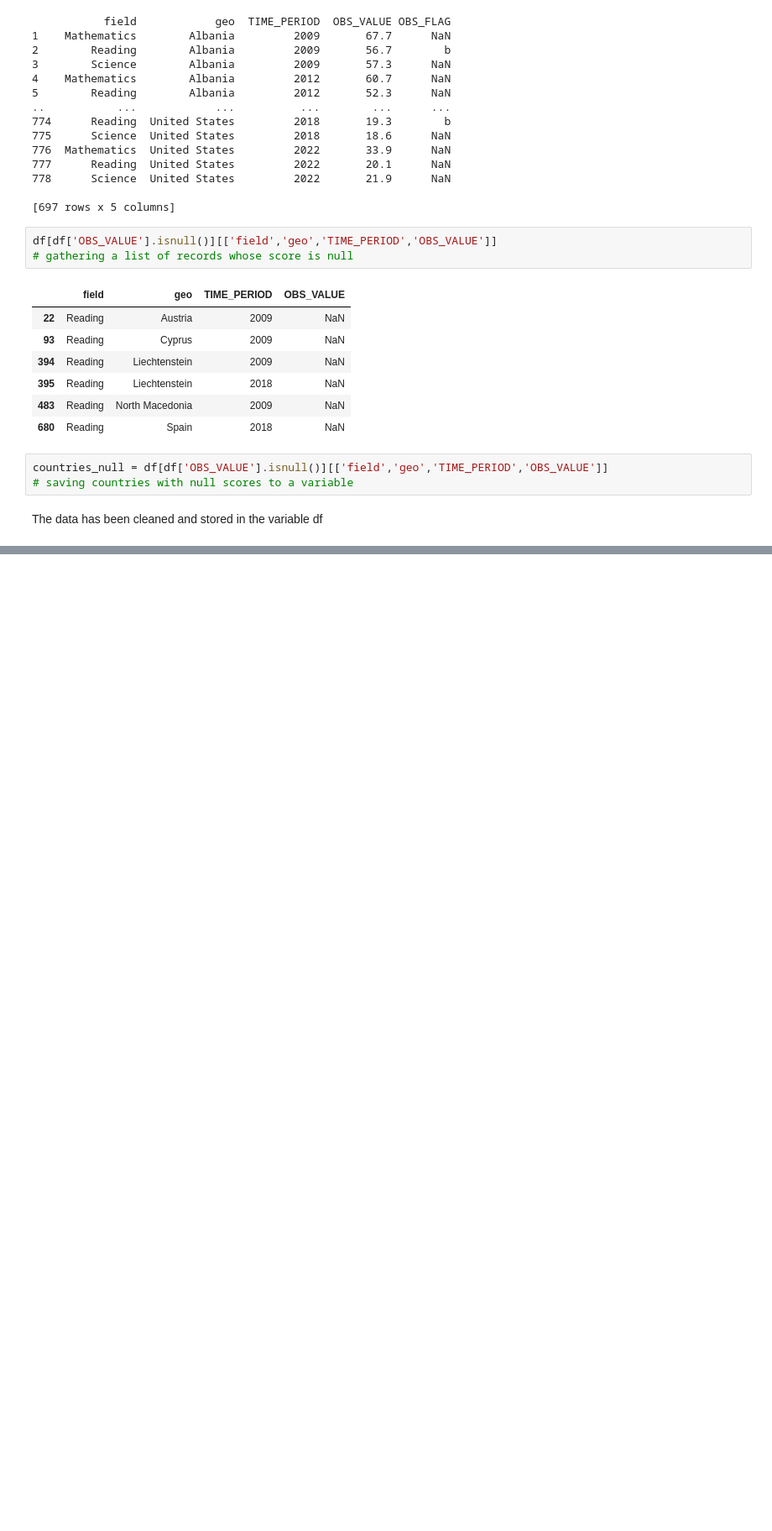
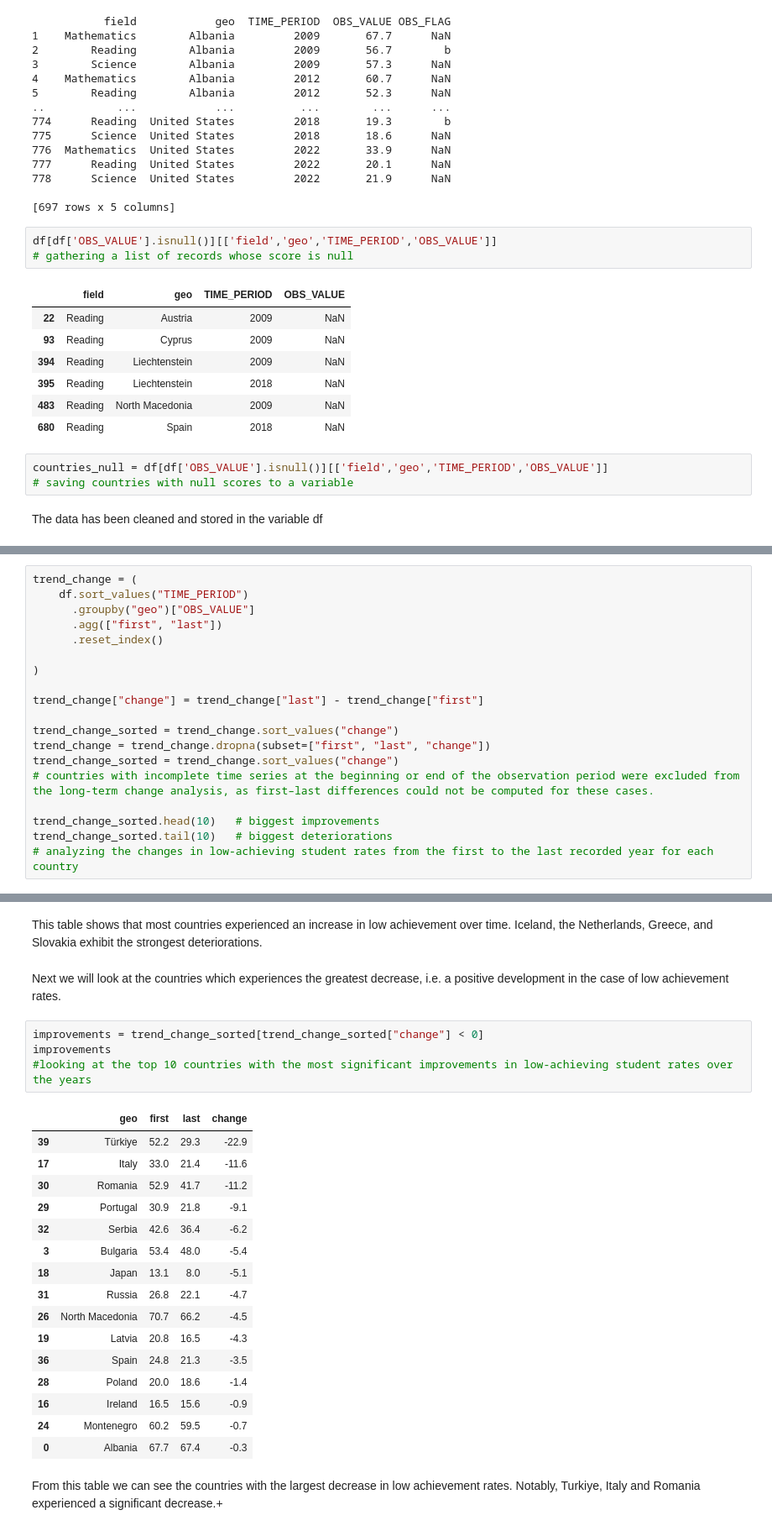
Before and after one commit to whatamIevendoing-213/PISAProject, a Jupyter notebook: shared_notebook.ipynb, the cells around one changed output, grey strips where cells are left out. Shown at 84% size. Saved outputs shown, nothing was run; the diff lists cells and outputs as text; blank space fills up the shorter version.

```diff
--- a/shared_notebook.ipynb
+++ b/shared_notebook.ipynb
@@ -78,0 +188,19 @@ The data has been cleaned and stored in the variable df
+# %%
+trend_change = (
+    df.sort_values("TIME_PERIOD")
+      .groupby("geo")["OBS_VALUE"]
+      .agg(["first", "last"])
+      .reset_index()
+
+)
+
+trend_change["change"] = trend_change["last"] - trend_change["first"]
+
+trend_change_sorted = trend_change.sort_values("change")
+trend_change = trend_change.dropna(subset=["first", "last", "change"])
+trend_change_sorted = trend_change.sort_values("change")
+# countries with incomplete time series at the beginning or end of the observation period were excluded from the long-term change analysis, as first–last differences could not be computed for these cases.
+
+trend_change_sorted.head(10)   # biggest improvements
+trend_change_sorted.tail(10)   # biggest deteriorations
+# analyzing the changes in low-achieving student rates from the first to the last recorded year for each country
@@ -78,0 +219,27 @@ The data has been cleaned and stored in the variable df
+# %% [markdown]
+This table shows that most countries experienced an increase in low achievement over time. Iceland, the Netherlands, Greece, and Slovakia exhibit the strongest deteriorations.
+# %% [markdown]
+Next we will look at the countries which experiences the greatest decrease, i.e. a positive development in the case of low achievement rates.
+# %%
+improvements = trend_change_sorted[trend_change_sorted["change"] < 0]
+improvements
+#looking at the top 10 countries with the most significant improvements in low-achieving student rates over the years
+# %% [output]
+|  | geo | first | last | change |
+| 39 | Türkiye | 52.2 | 29.3 | -22.9 |
+| 17 | Italy | 33.0 | 21.4 | -11.6 |
+| 30 | Romania | 52.9 | 41.7 | -11.2 |
+| 29 | Portugal | 30.9 | 21.8 | -9.1 |
+| 32 | Serbia | 42.6 | 36.4 | -6.2 |
+| 3 | Bulgaria | 53.4 | 48.0 | -5.4 |
+| 18 | Japan | 13.1 | 8.0 | -5.1 |
+| 31 | Russia | 26.8 | 22.1 | -4.7 |
+| 26 | North Macedonia | 70.7 | 66.2 | -4.5 |
+| 19 | Latvia | 20.8 | 16.5 | -4.3 |
+| 36 | Spain | 24.8 | 21.3 | -3.5 |
+| 28 | Poland | 20.0 | 18.6 | -1.4 |
+| 16 | Ireland | 16.5 | 15.6 | -0.9 |
+| 24 | Montenegro | 60.2 | 59.5 | -0.7 |
+| 0 | Albania | 67.7 | 67.4 | -0.3 |
+# %% [markdown]
+From this table we can see the countries with the largest decrease in low achievement rates. Notably, Turkiye, Italy and Romania experienced a significant decrease.+
```
Also changed, not shown: parts of 15 cells of this notebook.
